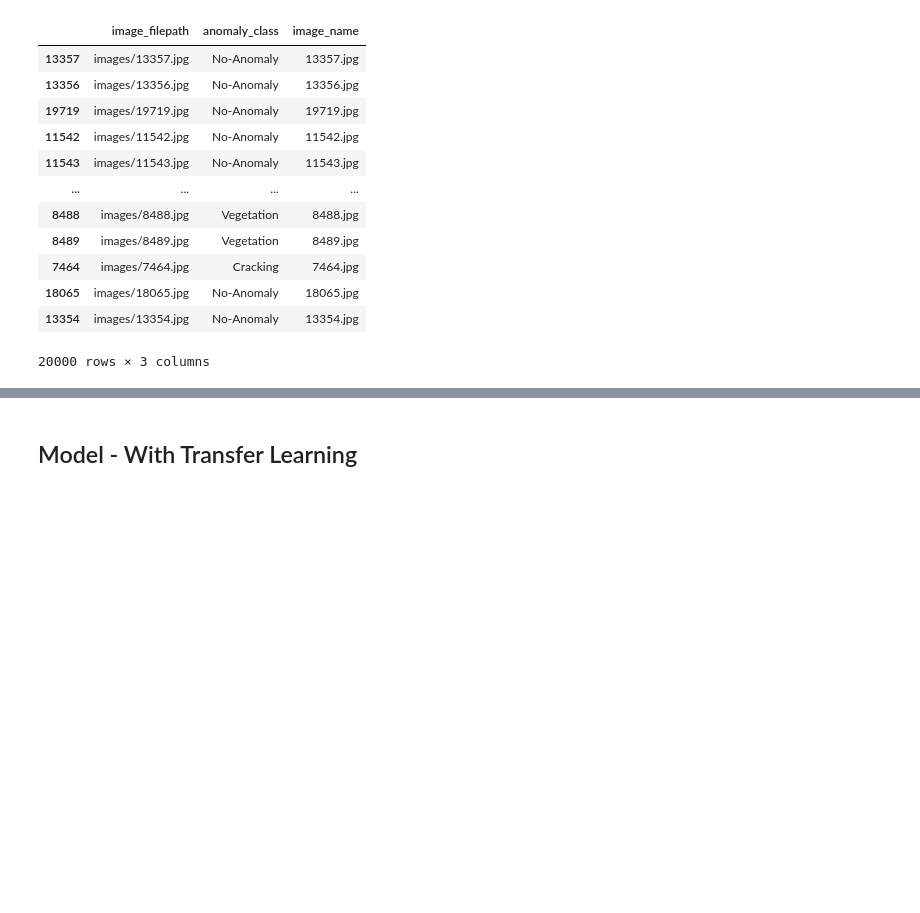
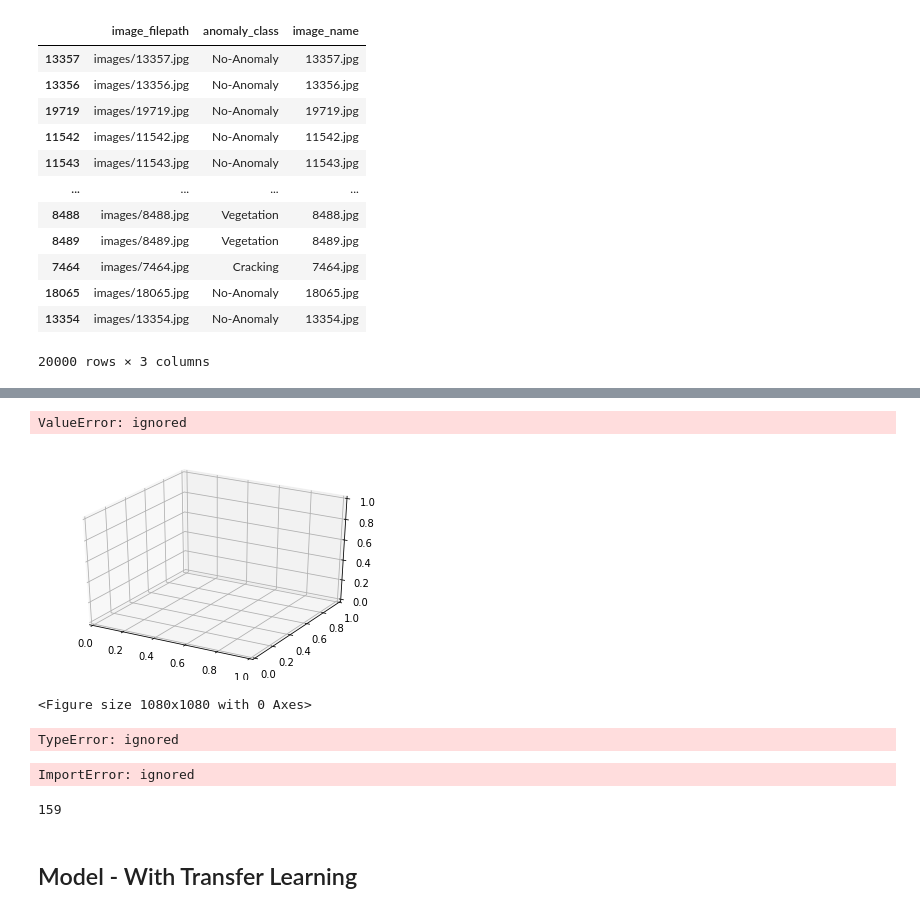
Before and after one commit to regiiis/dlv_group_project, a Jupyter notebook: dlv_1.ipynb, the cells around one changed output, grey strips where cells are left out. Cells and saved outputs as stored; diff of their text form; code cells hidden in the pictures; blank space fills up the shorter version.

```diff
--- a/dlv_1.ipynb
+++ b/dlv_1.ipynb
@@ -165,3 +139,54 @@ axarr[1,1].imshow(img4)
+# %%
+import numpy as np
+import matplotlib.pyplot as plt
+from mpl_toolkits.mplot3d import Axes3D
+arr = np.array(img3)
+
+ax = plt.axes(projection='3d')
+fig = plt.figure(figsize=(15, 15))
+
+ax.plot(arr, arr[:1,:], arr[:,:1])
+plt.axis('off')
+plt.show()
+# %% [output]
+ValueError: ignored
+[figure, added]
+<Figure size 1080x1080 with 0 Axes>
+# %%
+img3 = mpimg.imread('/content/InfraredSolarModules/images/8489.jpg')  #Vegetation
+arr = np.array(img3)
+
+new = arr[:arr] < 225 == 0
+
+plt.imshow(new)
+plt.colorbar()
+plt.show()
+# %% [output]
+TypeError: ignored
+# %%
+from pandas.core.dtypes.base import E
+arr = np.array(img3)
+arr_proc = arr
+
+treshold = 100
+
+i = 0
+n = 0
+
+for list in arr:
+  for number in list:
+    if number < treshold:
+      arr_proc[i][n] = 0
+    else:
+      arr_proc[i][n] = 1
+    n = n + 1
+  i = i + 1
+# %% [output]
+ImportError: ignored
+# %%
+arr[1][2]
+# %% [output]
+159
 # %% [markdown]
 ## Model - With Transfer Learning
 # %% [markdown]
```
Also changed, not shown: parts of 3 cells of this notebook.
